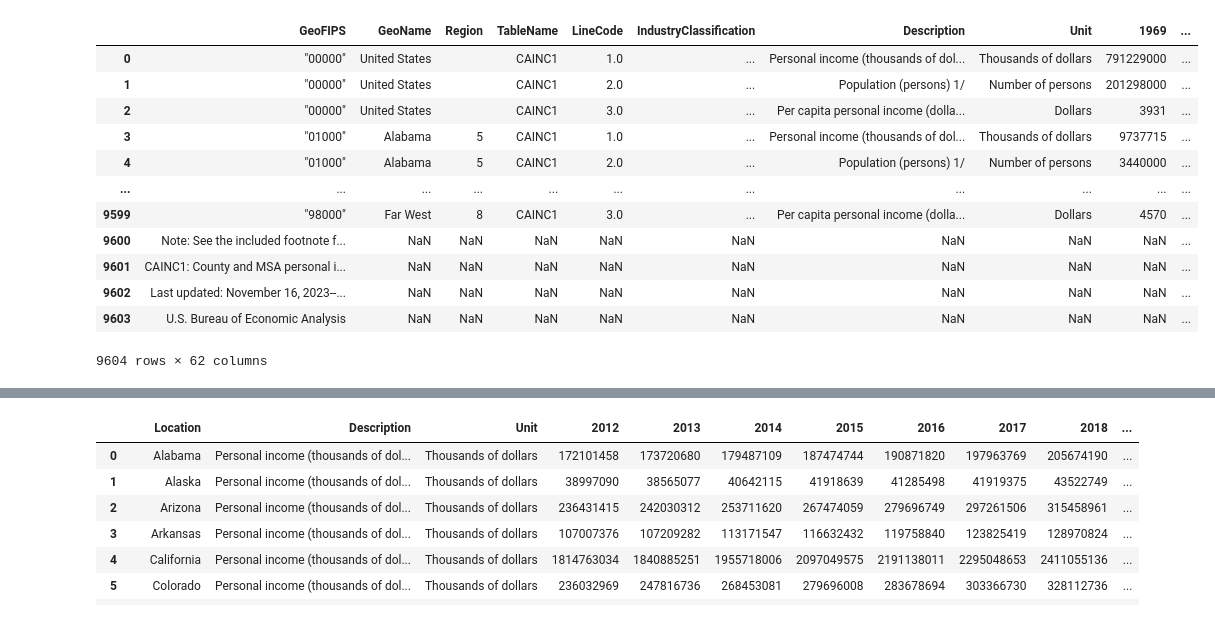
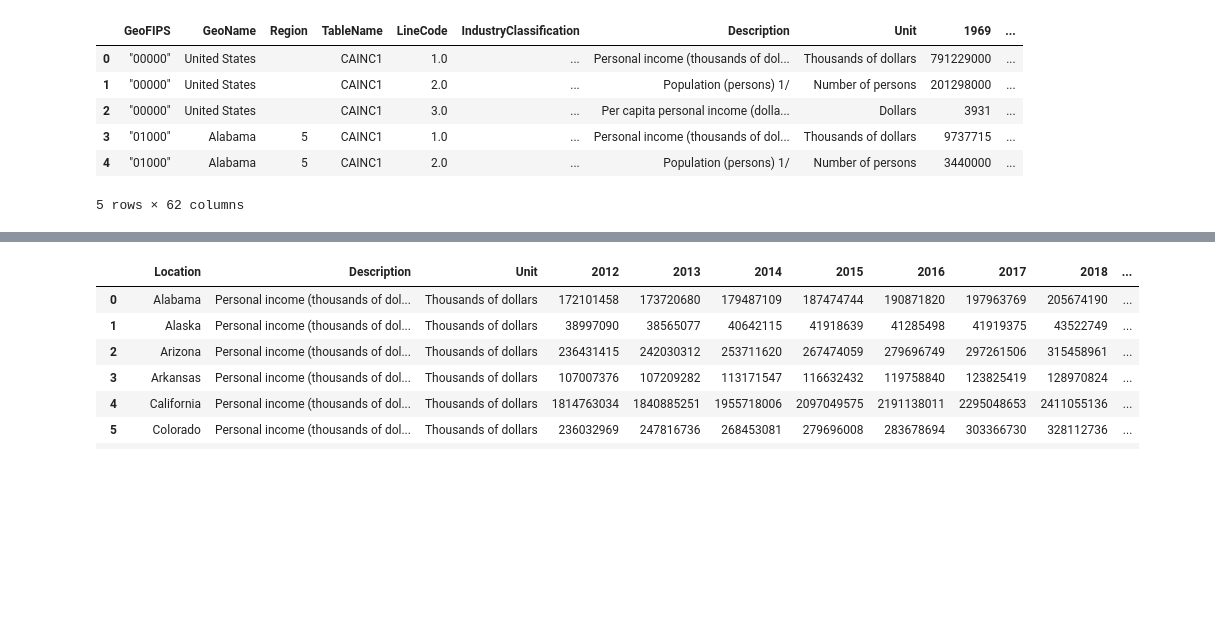
Before and after one commit to Tylerwilliams3644/Bootcamp-Project-1, a Jupyter notebook: Working Code/Income by State/income_by_state.ipynb, the cells around one changed output, grey strips where cells are left out. Drawn from its saved outputs; the diff is of its cells as text; code cells hidden in the pictures; blank space fills up the shorter version.

```diff
--- a/Working Code/Income by State/income_by_state.ipynb
+++ b/Working Code/Income by State/income_by_state.ipynb
@@ -5,22 +5,16 @@ import numpy as np
 # %%
 county_path = "../../Resources/personal_income_by_county.csv"
 county_df = pd.read_csv(county_path, encoding="ISO-8859-1")
 
-display(county_df)
+county_df.head()
 # %% [output]
 |  | GeoFIPS | GeoName | Region | TableName | LineCode | IndustryClassification | Description | Unit | 1969 | ... |
 | 0 | "00000" | United States |  | CAINC1 | 1.0 | ... | Personal income (thousands of dol... | Thousands of dollars | 791229000 | ... |
 | 1 | "00000" | United States |  | CAINC1 | 2.0 | ... | Population (persons) 1/ | Number of persons | 201298000 | ... |
 | 2 | "00000" | United States |  | CAINC1 | 3.0 | ... | Per capita personal income (dolla... | Dollars | 3931 | ... |
 | 3 | "01000" | Alabama | 5 | CAINC1 | 1.0 | ... | Personal income (thousands of dol... | Thousands of dollars | 9737715 | ... |
 | 4 | "01000" | Alabama | 5 | CAINC1 | 2.0 | ... | Population (persons) 1/ | Number of persons | 3440000 | ... |
-| ... | ... | ... | ... | ... | ... | ... | ... | ... | ... | ... |
-| 9599 | "98000" | Far West | 8 | CAINC1 | 3.0 | ... | Per capita personal income (dolla... | Dollars | 4570 | ... |
-| 9600 | Note: See the included footnote f... | NaN | NaN | NaN | NaN | NaN | NaN | NaN | NaN | ... |
-| 9601 | CAINC1: County and MSA personal i... | NaN | NaN | NaN | NaN | NaN | NaN | NaN | NaN | ... |
-| 9602 | Last updated: November 16, 2023--... | NaN | NaN | NaN | NaN | NaN | NaN | NaN | NaN | ... |
-| 9603 | U.S. Bureau of Economic Analysis | NaN | NaN | NaN | NaN | NaN | NaN | NaN | NaN | ... |
-9604 rows × 62 columns
+5 rows × 62 columns
 # %%
 county_df = county_df.dropna(how = 'any')
 # %%
```
Also changed, not shown: parts of 2 cells of this notebook, 1 other file.
